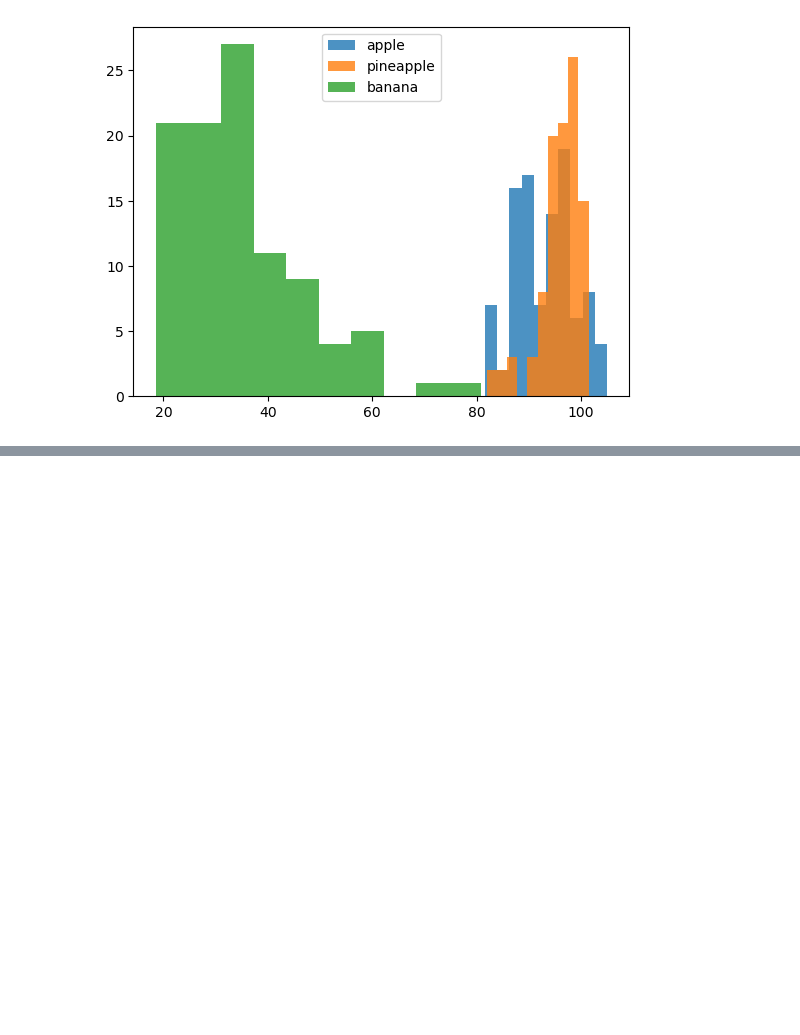
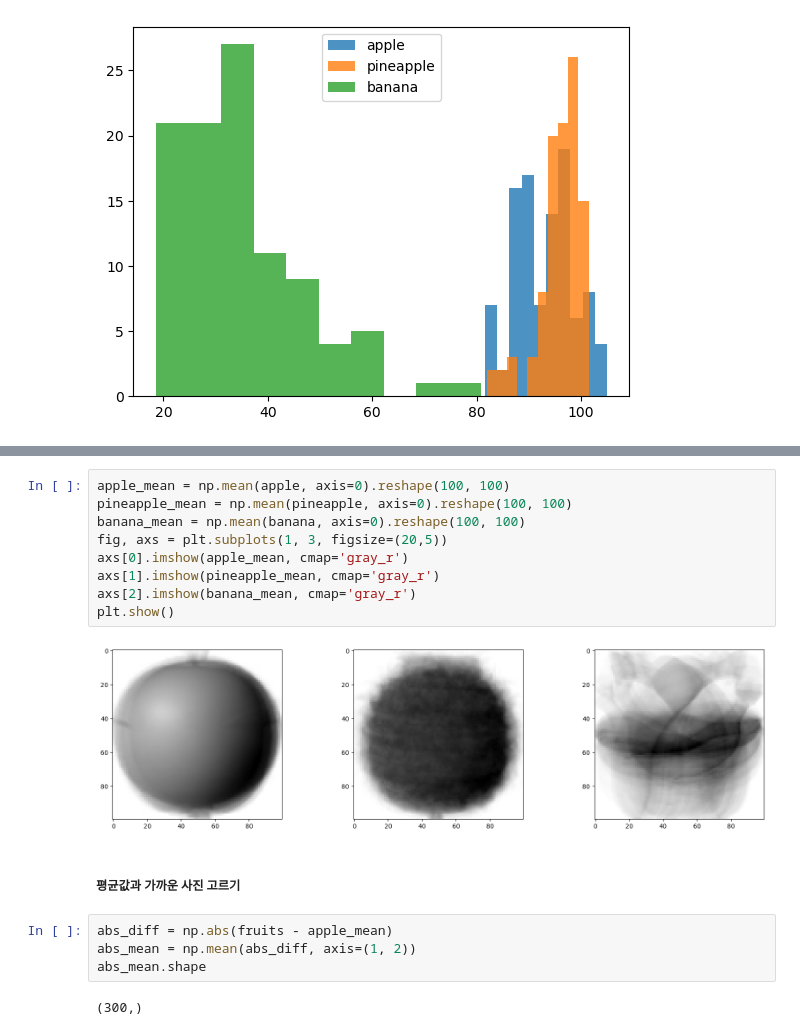
Before and after one commit to levhyun/MachineLearningInSchool, a Jupyter notebook: 2023/1Semester/2023.05/2023.05.24/ml2023024-2.ipynb, the cells around one changed output, grey strips where cells are left out. Saved outputs shown, nothing was run; the diff lists cells and outputs as text; blank space fills up the shorter version.

```diff
--- a/2023/1Semester/2023.05/2023.05.24/ml2023024-2.ipynb
+++ b/2023/1Semester/2023.05/2023.05.24/ml2023024-2.ipynb
@@ -90,0 +99,19 @@ plt.show()
+# %%
+apple_mean = np.mean(apple, axis=0).reshape(100, 100)
+pineapple_mean = np.mean(pineapple, axis=0).reshape(100, 100)
+banana_mean = np.mean(banana, axis=0).reshape(100, 100)
+fig, axs = plt.subplots(1, 3, figsize=(20,5))
+axs[0].imshow(apple_mean, cmap='gray_r')
+axs[1].imshow(pineapple_mean, cmap='gray_r')
+axs[2].imshow(banana_mean, cmap='gray_r')
+plt.show()
+# %% [output]
+[figure, added]
+# %% [markdown]
+##### 평균값과 가까운 사진 고르기
+# %%
+abs_diff = np.abs(fruits - apple_mean)
+abs_mean = np.mean(abs_diff, axis=(1, 2))
+abs_mean.shape
+# %% [output]
+(300,)
```
Also changed, not shown: parts of 2 cells of this notebook, 2 other files.
